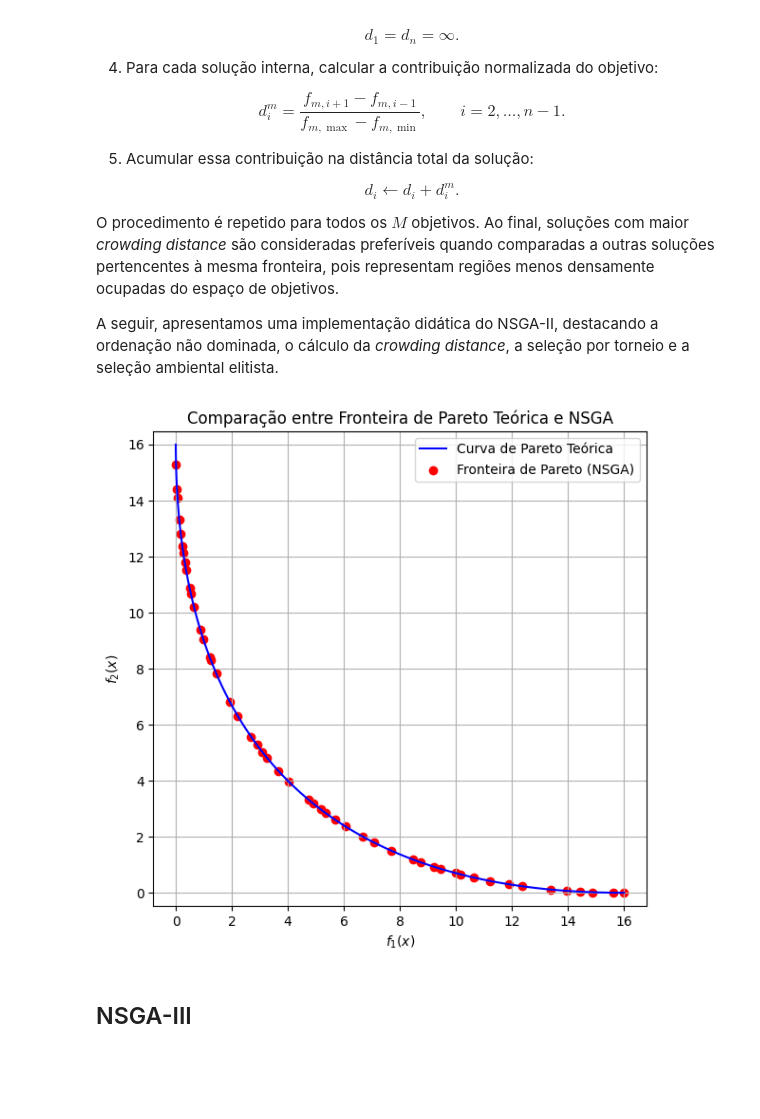
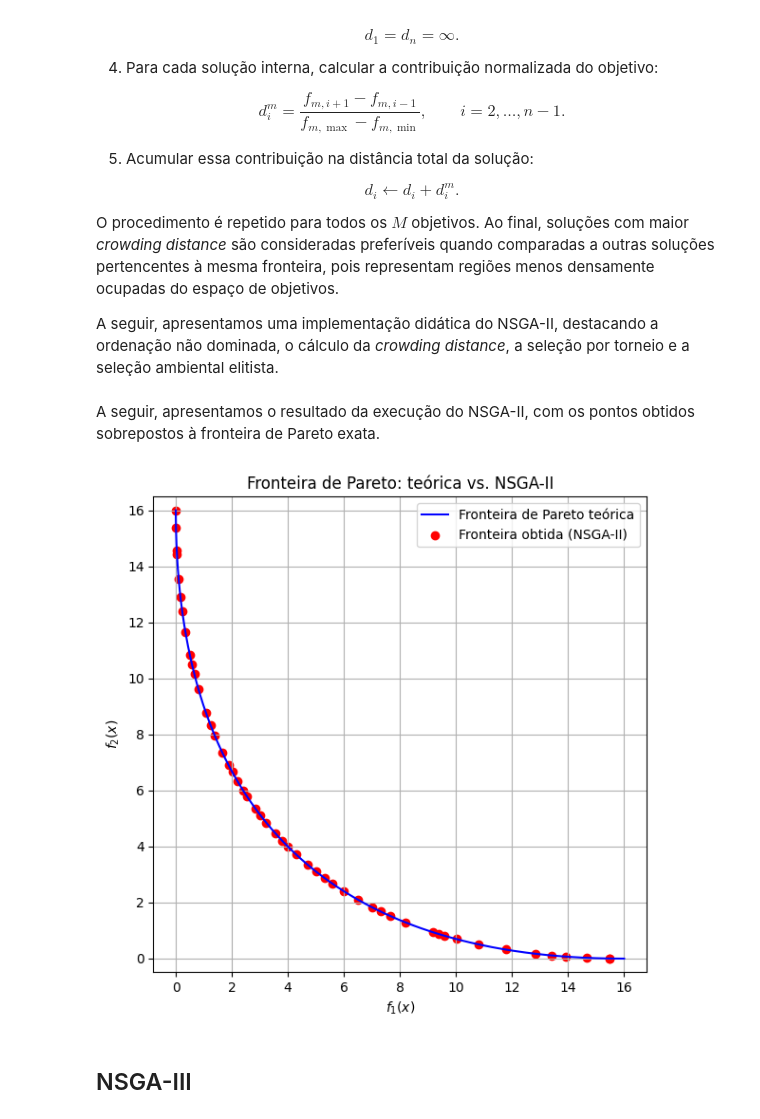
Before and after one commit to JunioCesarFerreira/NSGA-Studies, a Jupyter notebook: notebooks/1-introducao.ipynb, the cells around one changed output. Saved outputs shown, nothing was run; the diff lists cells and outputs as text; code cells hidden in the pictures; blank space fills up the shorter version.

```diff
--- a/notebooks/1-introducao.ipynb
+++ b/notebooks/1-introducao.ipynb
@@ -1756,28 +989,0 @@ def nsga2(
-# %%
-import matplotlib.pyplot as plt
-
-# Executar NSGA-II
-pareto_front = nsga2(pop_size=50, generations=10, bounds=(-10, 10))
-
-x_theoretical = np.linspace(-2, 2, 500)
-f1_theoretical = f1(x_theoretical)
-f2_theoretical = f2(x_theoretical)
-
-# Plotando os gráficos
-plt.figure(figsize=(6, 6))
-
-# Curva de Pareto no espaço de decisão (x)
-plt.plot(f1_theoretical, f2_theoretical, label="Curva de Pareto Teórica", color="blue")
-plt.scatter(*zip(*pareto_front), label="Fronteira de Pareto (NSGA)", color="red")
-plt.title("Comparação entre Fronteira de Pareto Teórica e NSGA")
-plt.xlabel("$f_1(x)$")
-plt.ylabel("$f_2(x)$")
-plt.legend()
-plt.grid()
-plt.xticks(np.arange(-2, 20, 2))
-plt.yticks(np.arange(-2, 20, 2))
-plt.axis("equal")
-plt.tight_layout()
-plt.show()
-# %% [output]
-[figure, removed]
@@ -1784,2 +1068,10 @@ plt.show()
+# %% [markdown]
+A seguir, apresentamos o resultado da execução do NSGA-II, com os pontos obtidos sobrepostos à fronteira de Pareto exata.
+# %%
+# Executa o NSGA-II e compara com a fronteira de Pareto teórica.
+pareto_front = nsga2(pop_size=50, generations=10, bounds=BOUNDS)
+plot_pareto(pareto_front, "NSGA-II")
+# %% [output]
+[figure, added]
 # %% [markdown]
 ## NSGA-III
```
Also changed, not shown: parts of 26 cells of this notebook.
